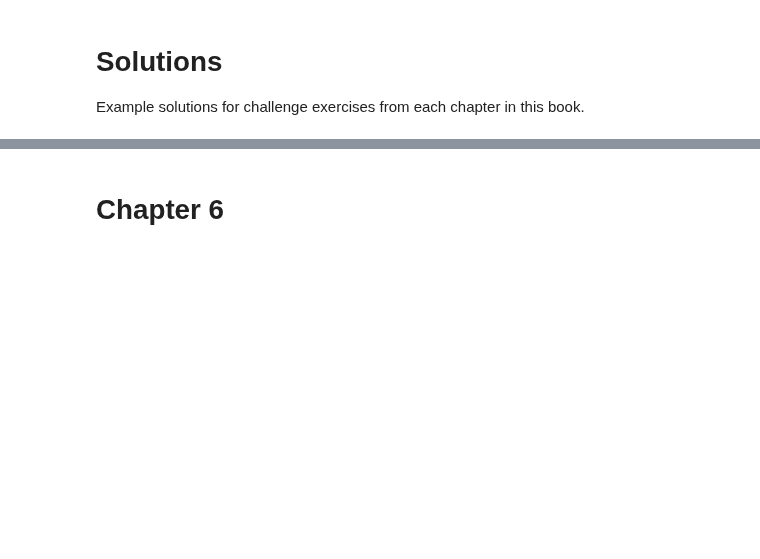
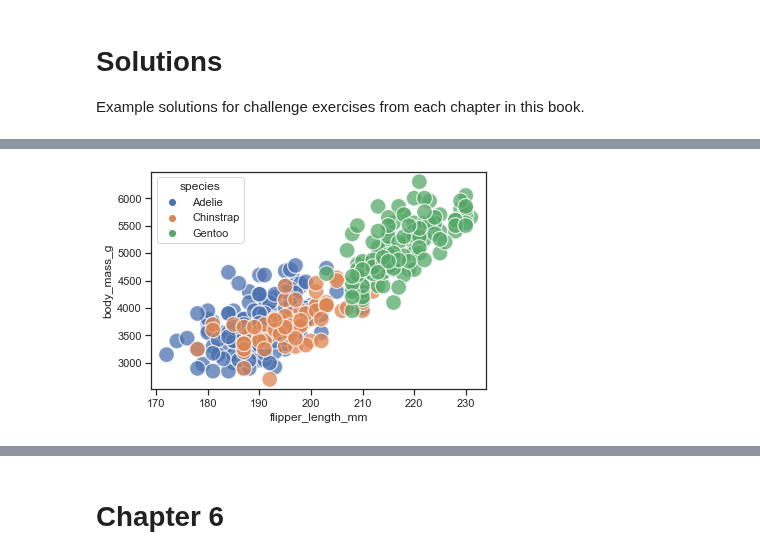
Before and after one commit to EastBayEv/SSDS-TAML, a Jupyter notebook: _build/jupyter_execute/fall2022/Solutions.ipynb, the cells around one changed output, grey strips where cells are left out. Cells and saved outputs as stored; diff of their text form; code cells hidden in the pictures; blank space fills up the shorter version.

```diff
--- a/_build/jupyter_execute/fall2022/Solutions.ipynb
+++ b/_build/jupyter_execute/fall2022/Solutions.ipynb
@@ -12,0 +261,9 @@ Example solutions for challenge exercises from each chapter in this book.
+# %%
+import pandas as pd
+import seaborn as sns
+peng = pd.read_csv("data/penguins.csv")
+# %%
+# set seaborn figure size, background theme, and axis and tick label size
+sns.set(rc={'figure.figsize':(10, 7)})
+sns.set(font_scale = 2)
+sns.set_theme(style='ticks')
@@ -12,0 +286,7 @@ Example solutions for challenge exercises from each chapter in this book.
+# %%
+#1
+sns.scatterplot(data = peng, x = "flipper_length_mm", y = "body_mass_g",
+                hue = "species",
+               s = 250, alpha = 0.75);
+# %% [output]
+[figure, added]
```
Also changed, not shown: parts of 41 cells of this notebook, 48 other files.
